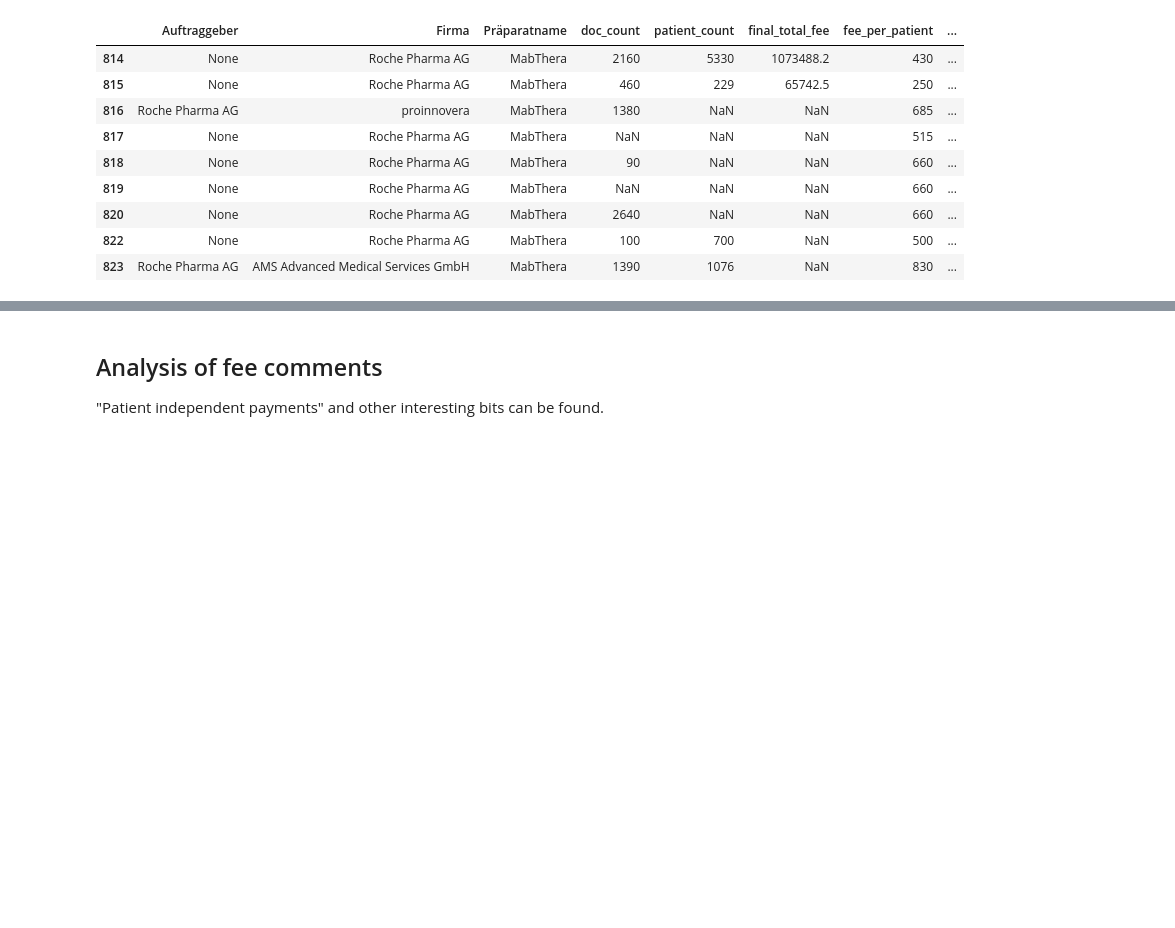
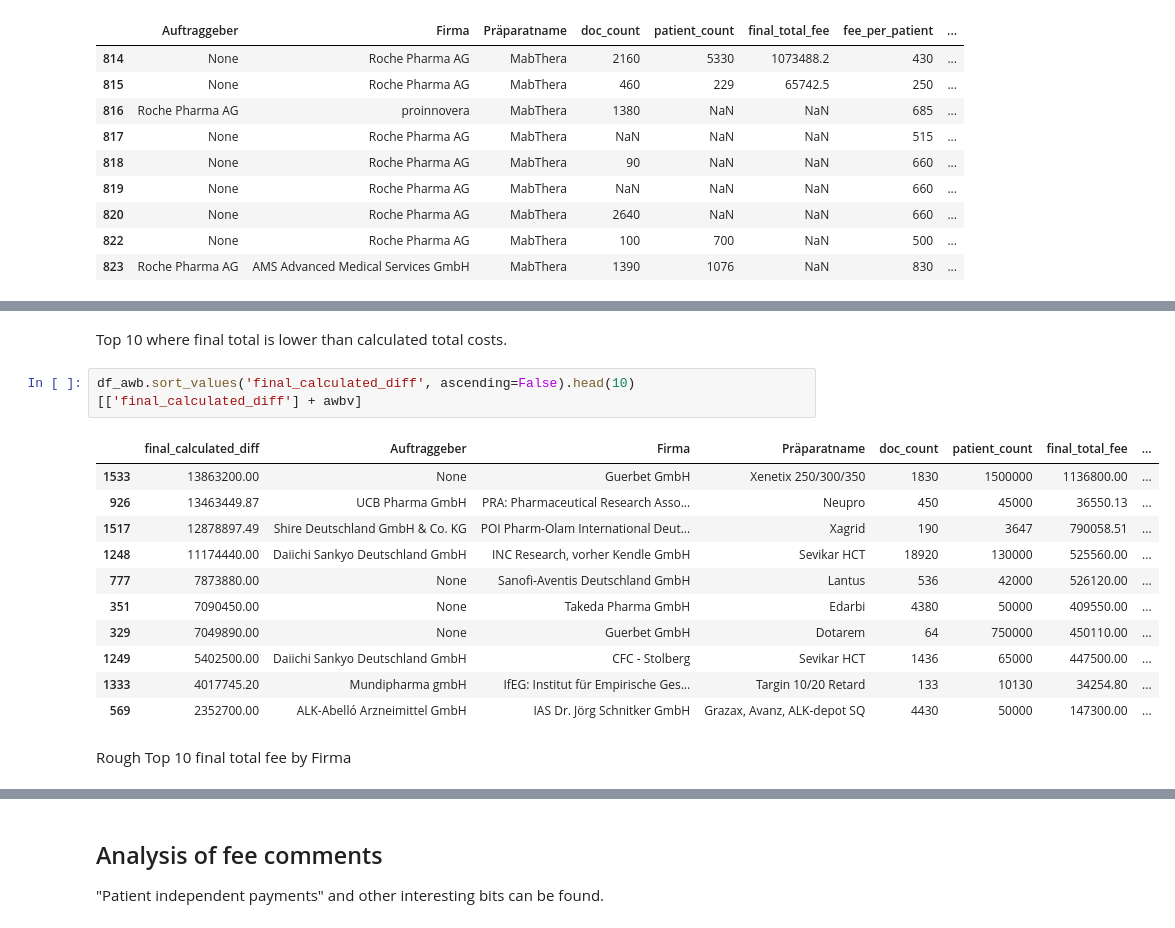
Before and after one commit to swkasica/awb-notebook, a Jupyter notebook: awb_meldungen.ipynb, the cells around one changed output, grey strips where cells are left out. Cells and saved outputs as stored; diff of their text form; blank space fills up the shorter version.

```diff
--- a/awb_meldungen.ipynb
+++ b/awb_meldungen.ipynb
@@ -593,0 +613,18 @@ df_awb[df_awb['Präparatname'] == 'MabThera'][awbv]
+# %% [markdown]
+Top 10 where final total is lower than calculated total costs.
+# %%
+df_awb.sort_values('final_calculated_diff', ascending=False).head(10)[['final_calculated_diff'] + awbv]
+# %% [output]
+|  | final_calculated_diff | Auftraggeber | Firma | Präparatname | doc_count | patient_count | final_total_fee | ... |
+| 1533 | 13863200.00 | None | Guerbet GmbH | Xenetix 250/300/350 | 1830 | 1500000 | 1136800.00 | ... |
+| 926 | 13463449.87 | UCB Pharma GmbH | PRA: Pharmaceutical Research Asso... | Neupro | 450 | 45000 | 36550.13 | ... |
+| 1517 | 12878897.49 | Shire Deutschland GmbH & Co. KG | POI Pharm-Olam International Deut... | Xagrid | 190 | 3647 | 790058.51 | ... |
+| 1248 | 11174440.00 | Daiichi Sankyo Deutschland GmbH | INC Research, vorher Kendle GmbH | Sevikar HCT | 18920 | 130000 | 525560.00 | ... |
+| 777 | 7873880.00 | None | Sanofi-Aventis Deutschland GmbH | Lantus | 536 | 42000 | 526120.00 | ... |
+| 351 | 7090450.00 | None | Takeda Pharma GmbH | Edarbi | 4380 | 50000 | 409550.00 | ... |
+| 329 | 7049890.00 | None | Guerbet GmbH | Dotarem | 64 | 750000 | 450110.00 | ... |
+| 1249 | 5402500.00 | Daiichi Sankyo Deutschland GmbH | CFC - Stolberg | Sevikar HCT | 1436 | 65000 | 447500.00 | ... |
+| 1333 | 4017745.20 | Mundipharma gmbH | IfEG: Institut für Empirische Ges... | Targin 10/20 Retard | 133 | 10130 | 34254.80 | ... |
+| 569 | 2352700.00 | ALK-Abelló Arzneimittel GmbH | IAS Dr. Jörg Schnitker GmbH | Grazax, Avanz, ALK-depot SQ | 4430 | 50000 | 147300.00 | ... |
+# %% [markdown]
+Rough Top 10 final total fee by Firma
```
Also changed, not shown: parts of 5 cells of this notebook.
